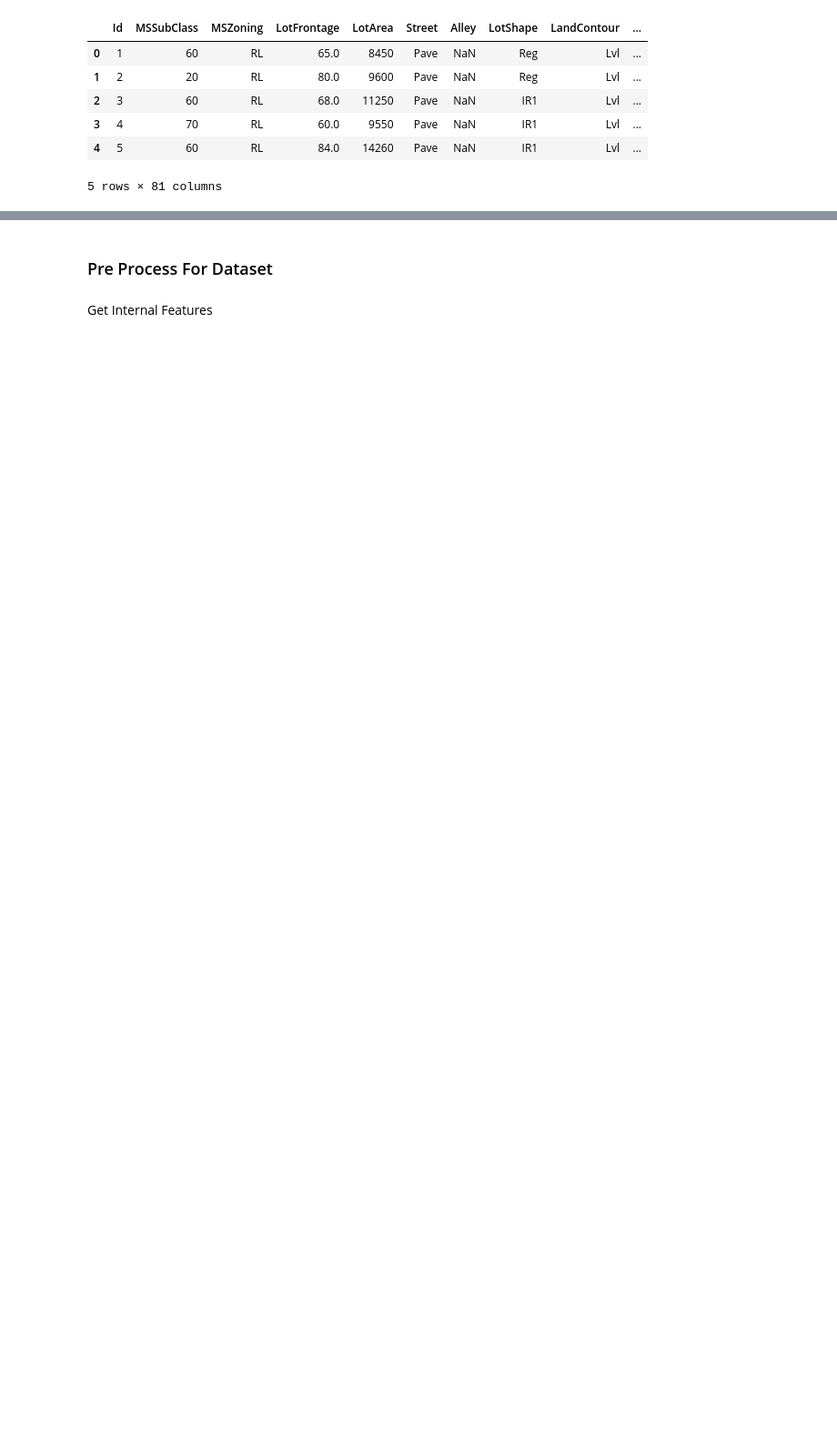
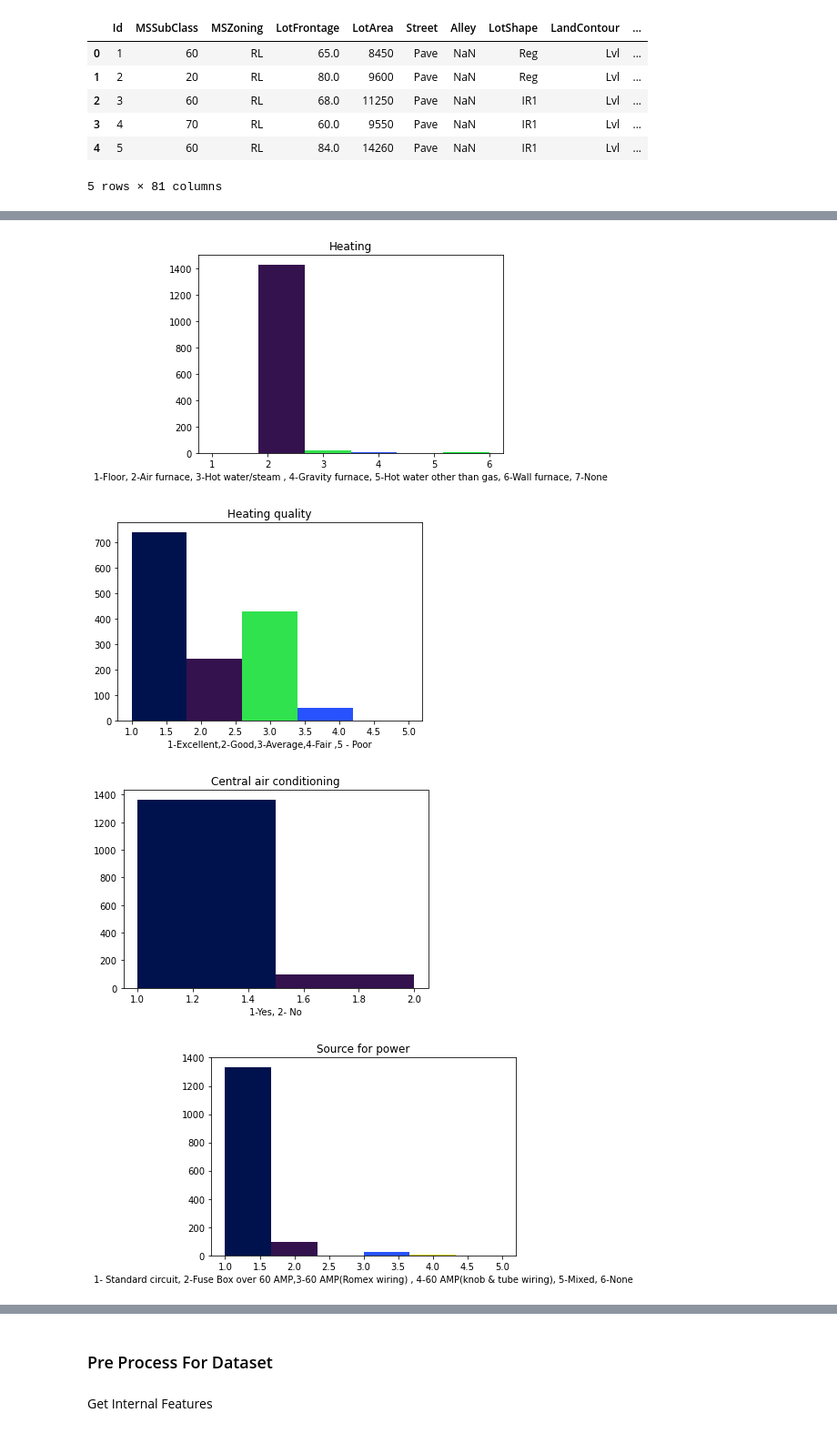
Before and after one commit to FurkanErcelebi/DataMining-Project, a Jupyter notebook: Project.ipynb, the cells around one changed output, grey strips where cells are left out. Shown at 91% size. Drawn from its saved outputs; the diff is of its cells as text; code cells hidden in the pictures; blank space fills up the shorter version.

```diff
--- a/Project.ipynb
+++ b/Project.ipynb
@@ -32,3 +33,23 @@ Index(['Id', 'MSSubClass', 'MSZoning', 'LotFrontage', 'LotArea', 'Street',
        'Fence', 'MiscFeature', 'MiscVal', 'MoSold', 'YrSold', 'SaleType',
        'SaleCondition', 'SalePrice'],
       dtype='object')
+# %%
+colors = ['#00124D','#34124D','#30E24D','#2752FD','#CCCC00','#00DD30','green','red','blue','#889A5F']
+
+def showHistogram(dataset , title, description, label_object={}):
+
+    dataset = dataset.replace(label_object)
+
+    bin_value = len(label_object)
+    if bin_value == 0:
+        bin_value = len(pd.unique(dataset))
+
+    _, _ ,patches = plt.hist(dataset, bins = bin_value)
+
+    for i in range(bin_value):
+
+        patches[i].set_fc(colors[i%10])
+
+    plt.title(title)
+    plt.xlabel(description)
+    plt.show()
@@ -115,0 +107,57 @@ plt.show()
+# %%
+showHistogram(df_train['Heating'],
+                          'Heating',
+                      '1-Floor, 2-Air furnace, 3-Hot water/steam , 4-Gravity furnace, 5-Hot water other than gas, 6-Wall furnace, 7-None'
+                    , {"Floor" : 1,"GasA" : 2,"GasW": 3,"Grav": 4,"OthW" : 5,"Wall" : 6} )
+
+showHistogram(df_train['HeatingQC'] ,
+                          'Heating quality',
+                      '1-Excellent,2-Good,3-Average,4-Fair ,5 - Poor',
+                      {"Ex" : 1,"Gd" : 2,"TA": 3,"Fa": 4,"Po" : 5})
+
+showHistogram(df_train['CentralAir'] ,
+                        'Central air conditioning',
+                      '1-Yes, 2- No', {"Y" : 1,"N" : 2})
+
+showHistogram(df_train['Electrical'],
+                          'Source for power',
+                      '1- Standard circuit, 2-Fuse Box over 60 AMP,3-60 AMP(Romex wiring) , 4-60 AMP(knob & tube wiring), 5-Mixed, 6-None'
+                      , {"SBrkr" : 1,"FuseA" : 2,"FuseF" : 3,"FuseP" : 4,"Mix" : 5,"None" : 6})
+
+showHistogram(df_train['Utilities'] ,
+                          'Type Of Utilities',
+                      '1-Electricity, Gas, , Water and more , 2- Electricity, Gas, and Water , 3-Electricity and Gas Only , 4-Electricity only, 5-None'
+                    , {"AllPub" : 1,"NoSewr" : 2,"NoSeWa" : 3,"ELO" : 4,"None" : 5})
+
+showHistogram(df_train['Fireplaces'],'Number Of Fireplaces','')
+
+showHistogram(df_train['FireplaceQu'] ,
+                          'Fireplace quality',
+                      '1-Excellent,2-Good,3-Average,4-Fair ,5 - Poor',
+                      {"Ex" : 1,"Gd" : 2,"TA": 3,"Fa": 4,"Po" : 5})
+
+showHistogram(df_train['KitchenAbvGr'],'Kitchen Above grade','')
+
+showHistogram(df_train['KitchenQual'] ,
+                          'Kitchen quality',
+                      '1-Excellent,2-Good,3-Average,4-Fair ,5 - Poor',
+                      {"Ex" : 1,"Gd" : 2,"TA": 3,"Fa": 4,"Po" : 5})
+
+showHistogram(df_train['BedroomAbvGr'],'Bedroom Above grade','')
+
+showHistogram(df_train['FullBath'],'Full bathrooms above grade','')
+
+showHistogram(df_train['MiscFeature'],
+                        'Miscellaneous feature not covered in other categories',
+                      '1-Elevator, 2-Second garage, 3- Other , 4- Shed, 5-Tennis court, 6-None'
+                    , {"Elev" : 1,"Gar2" : 2,"Othr": 3,"Shed": 4,"TenC" : 5,"NA" : 6})
+
+showHistogram(df_train['GarageQual'] ,
+                          'Garage(s) quality',
+                      '1-Excellent,2-Good,3-Average,4-Fair ,5 - Poor',
+                      {"Ex" : 1,"Gd" : 2,"TA": 3,"Fa": 4,"Po" : 5})
+# %% [output]
+[figure, added]
+[figure, added]
+[figure, added]
+[figure, added]
```
Also changed, not shown: parts of 13 cells of this notebook.
